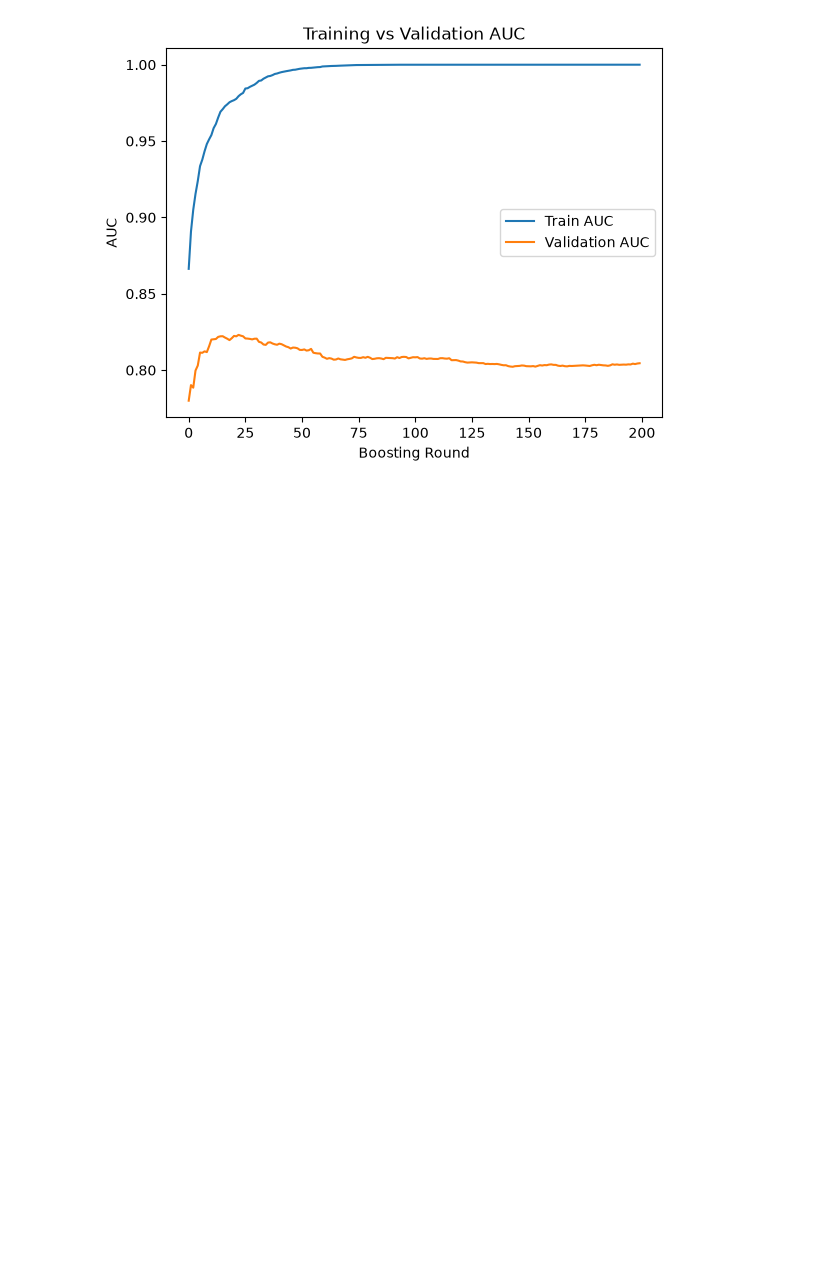
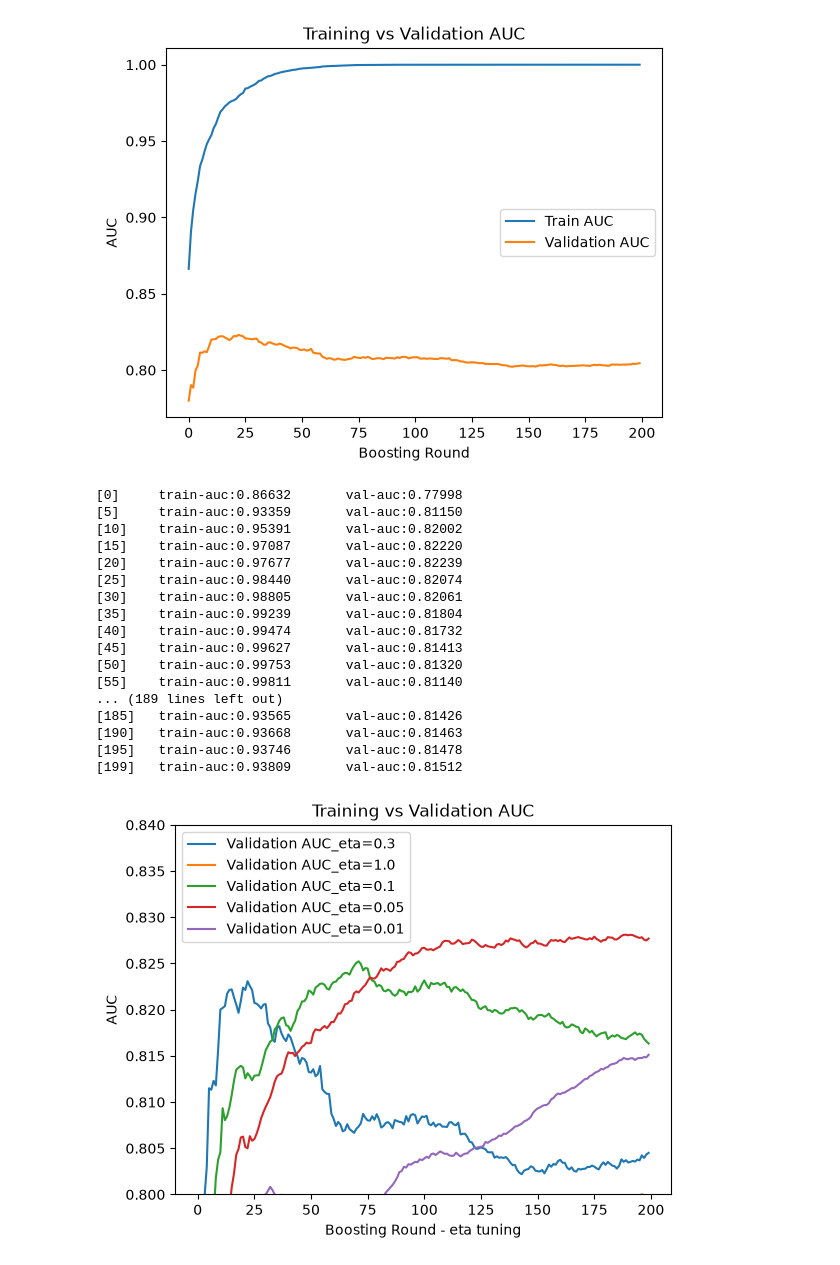
Before and after one commit to Brianoyaro/ml_zoomcamp, a Jupyter notebook: decision trees and ensemble learning_week 6.ipynb, the cells around one changed output. Cells and saved outputs as stored; diff of their text form; code cells hidden in the pictures; blank space fills up the shorter version.

Commit message:
week 6 classwork Finished implementing xgboost, selecting the best model and training the best model

```diff
--- a/decision trees and ensemble learning_week 6.ipynb
+++ b/decision trees and ensemble learning_week 6.ipynb
@@ -227,6 +229,9 @@ dt = DecisionTreeClassifier(max_depth=max_depth, min_samples_leaf=min_samples_le
 dt.fit(X_train, y_train)
 
 print(export_text(dt, feature_names=list(dv.get_feature_names_out())))
+
+auc = roc_auc_score(y_val, y_pred)
+tree_auc['decision_tree'] = auc
 # %% [output]
 |--- records=yes <= 0.50
 |   |--- job=partime <= 0.50
@@ -485,3 +489,69 @@ plt.legend()
 plt.show()
 # %% [output]
 [figure]
+# %%
+# XGBoosting: Tuning eta -learning rate.
+watchlist = [(dtrain, 'train'), (dval, 'val')]
+eta_params = [0.3, 1.0, 0.1, 0.05, 0.01]
+output = {}
+
+for eta in eta_params:
+    xgb_params = {
+        'eta': eta,
+        'max_depth': 6,
+        'min_child_weight': 1,
+
+        'objective': 'binary:logistic',
+        'eval_metric': 'auc',
+
+        'nthread': 8,
+        'seed': 1,
+        'verbosity': 1,
+    }
+
+
+    evals_result = {}# stores training results
+
+    # train the model
+    model = xgb.train(params=xgb_params,
+                      dtrain=dtrain,
+                      num_boost_round=200,
+                      verbose_eval=5,
+                      evals=watchlist,
+                      # early_stopping_rounds=10, # prevent overfitting
+                      evals_result=evals_result)
+    key = f"eta={eta}"
+    output[key] = evals_result
+
+# Plot the outputs
+for key, value in output.items():
+    # plt.plot(value['train']['auc'], label=f'Train AUC_{key}')
+    plt.plot(value['val']['auc'], label=f'Validation AUC_{key}')
+
+plt.xlabel('Boosting Round - eta tuning')
+plt.ylabel('AUC')
+
+plt.ylim(0.8, 0.84) # We're interested in plots from 0.8 - 0.84
+
+plt.title('Training vs Validation AUC')
+plt.legend()
+plt.show()
+# %% [output]
+[0]     train-auc:0.86632       val-auc:0.77998
+[5]     train-auc:0.93359       val-auc:0.81150
+[10]    train-auc:0.95391       val-auc:0.82002
+[15]    train-auc:0.97087       val-auc:0.82220
+[20]    train-auc:0.97677       val-auc:0.82239
+[25]    train-auc:0.98440       val-auc:0.82074
+[30]    train-auc:0.98805       val-auc:0.82061
+[35]    train-auc:0.99239       val-auc:0.81804
+[40]    train-auc:0.99474       val-auc:0.81732
+[45]    train-auc:0.99627       val-auc:0.81413
+[50]    train-auc:0.99753       val-auc:0.81320
+[55]    train-auc:0.99811       val-auc:0.81140
+... (189 lines left out)
+[185]   train-auc:0.93565       val-auc:0.81426
+[190]   train-auc:0.93668       val-auc:0.81463
+[195]   train-auc:0.93746       val-auc:0.81478
+[199]   train-auc:0.93809       val-auc:0.81512
+[figure, added]
```
Also changed, not shown: parts of 14 cells of this notebook.
